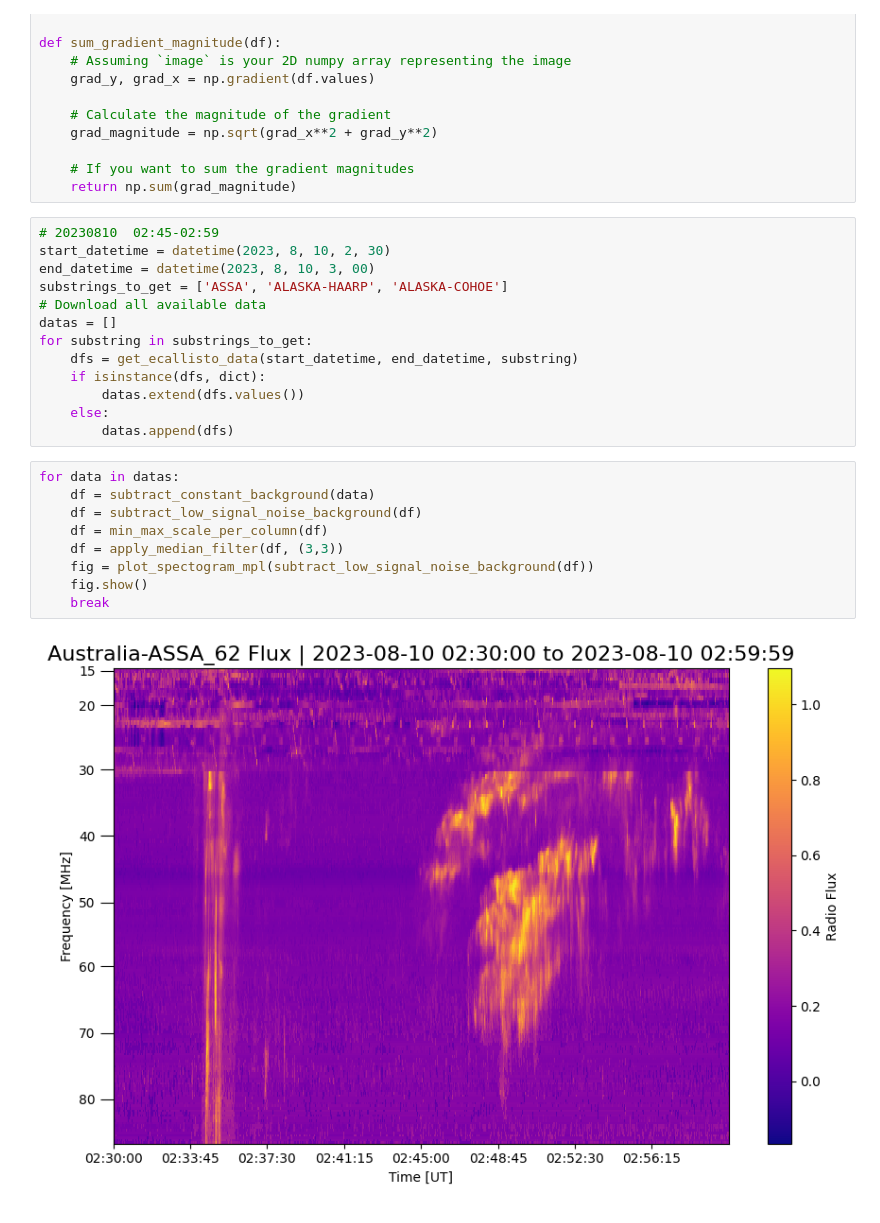
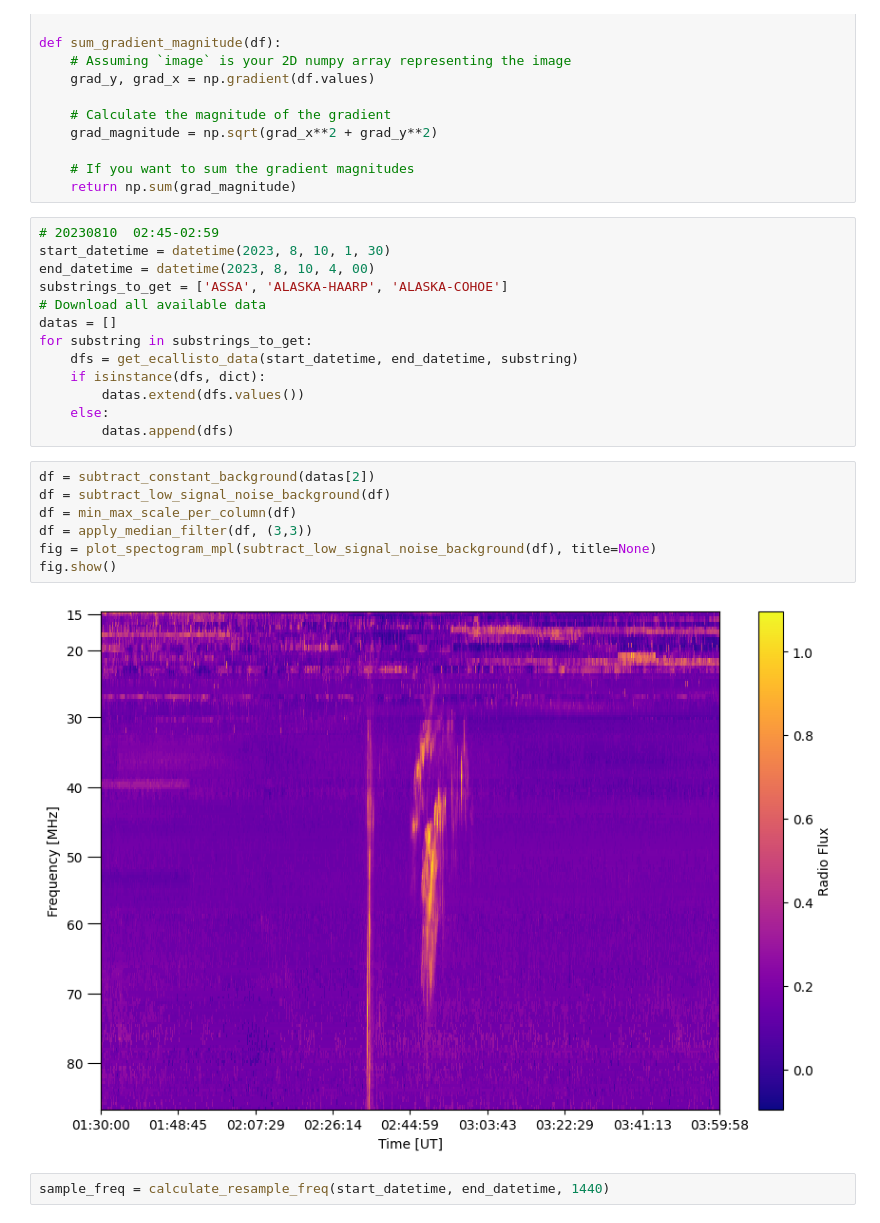
Before and after one commit to i4Ds/ecallisto_ng, a Jupyter notebook: example/ecallisto_virtual_antenna.ipynb, the cells around one changed output. Saved outputs shown, nothing was run; the diff lists cells and outputs as text.

```diff
--- a/example/ecallisto_virtual_antenna.ipynb
+++ b/example/ecallisto_virtual_antenna.ipynb
@@ -30,8 +31,8 @@ def sum_gradient_magnitude(df):
     return np.sum(grad_magnitude)
 # %%
 # 20230810	02:45-02:59
-start_datetime = datetime(2023, 8, 10, 2, 30)
-end_datetime = datetime(2023, 8, 10, 3, 00)
+start_datetime = datetime(2023, 8, 10, 1, 30)
+end_datetime = datetime(2023, 8, 10, 4, 00)
 substrings_to_get = ['ASSA', 'ALASKA-HAARP', 'ALASKA-COHOE']
 # Download all available data
 datas = []
@@ -42,14 +43,14 @@ for substring in substrings_to_get:
     else:
         datas.append(dfs)
 # %%
-for data in datas:
-    df = subtract_constant_background(data)
-    df = subtract_low_signal_noise_background(df)
-    df = min_max_scale_per_column(df)
-    df = apply_median_filter(df, (3,3))
-    fig = plot_spectogram_mpl(subtract_low_signal_noise_background(df))
-    fig.show()
-    break
+df = subtract_constant_background(datas[2])
+df = subtract_low_signal_noise_background(df)
+df = min_max_scale_per_column(df)
+df = apply_median_filter(df, (3,3))
+fig = plot_spectogram_mpl(subtract_low_signal_noise_background(df), title=None)
+fig.show()
 # %% [output]
-[figure, old version]
+[figure, new version]
+# %%
+sample_freq = calculate_resample_freq(start_datetime, end_datetime, 1440)
 # %%
```
Also changed, not shown: parts of 19 cells of this notebook, 4 other files.
